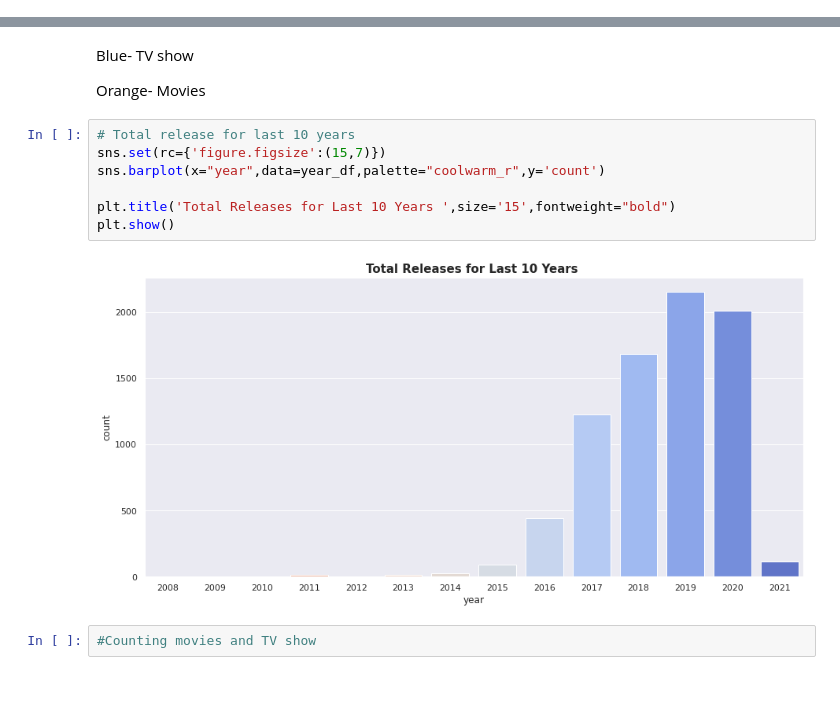
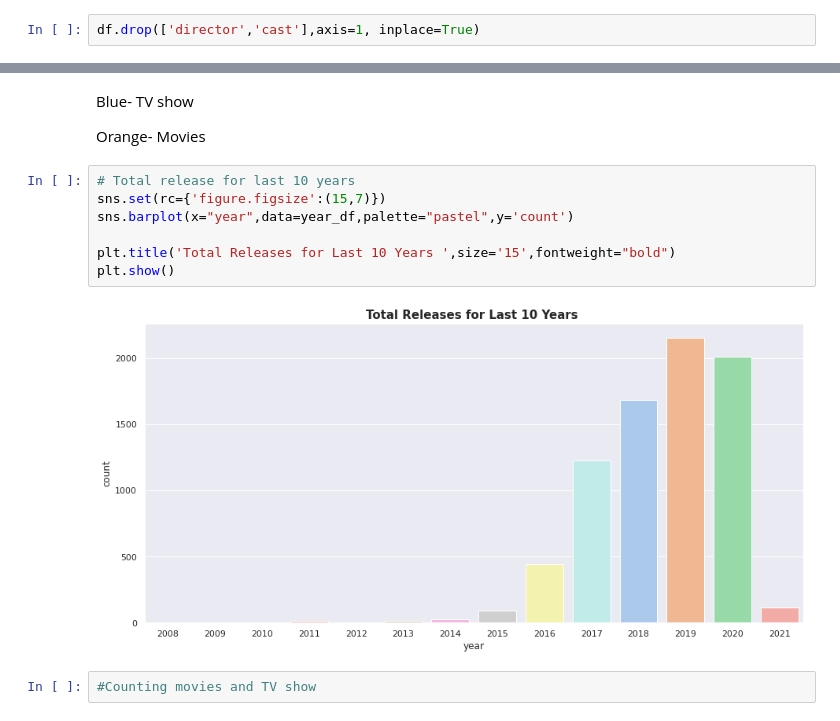
Before and after one commit to Sharaffin/Netflix-Movies-and-TV-Shows-, a Jupyter notebook: NETFLIX_MOVIES_AND_TV_SHOWS_CLUSTERING.ipynb, the cells around one changed output, grey strips where cells are left out. Cells and saved outputs as stored; diff of their text form; blank space fills up the shorter version.

```diff
--- a/NETFLIX_MOVIES_AND_TV_SHOWS_CLUSTERING.ipynb
+++ b/NETFLIX_MOVIES_AND_TV_SHOWS_CLUSTERING.ipynb
@@ -210,3 +286,5 @@ df = df[df['date_added'].notna()]
 df['year_added'] = df['date_added'].apply(lambda x: x.split(" ")[-1])
 # %%
 df['country'].fillna(df['country'].mode()[0], inplace=True)
+# %%
+df.drop(['director','cast'],axis=1, inplace=True)
@@ -288,12 +390,12 @@ Orange- Movies
 # %%
 # Total release for last 10 years
 sns.set(rc={'figure.figsize':(15,7)})
-sns.barplot(x="year",data=year_df,palette="coolwarm_r",y='count')
+sns.barplot(x="year",data=year_df,palette="pastel",y='count')
 
 plt.title('Total Releases for Last 10 Years ',size='15',fontweight="bold")
 plt.show()
 # %% [output]
-[figure, old version]
+[figure, new version]
 # %%
 #Counting movies and TV show
 # %%
```
Also changed, not shown: parts of 53 cells of this notebook.
